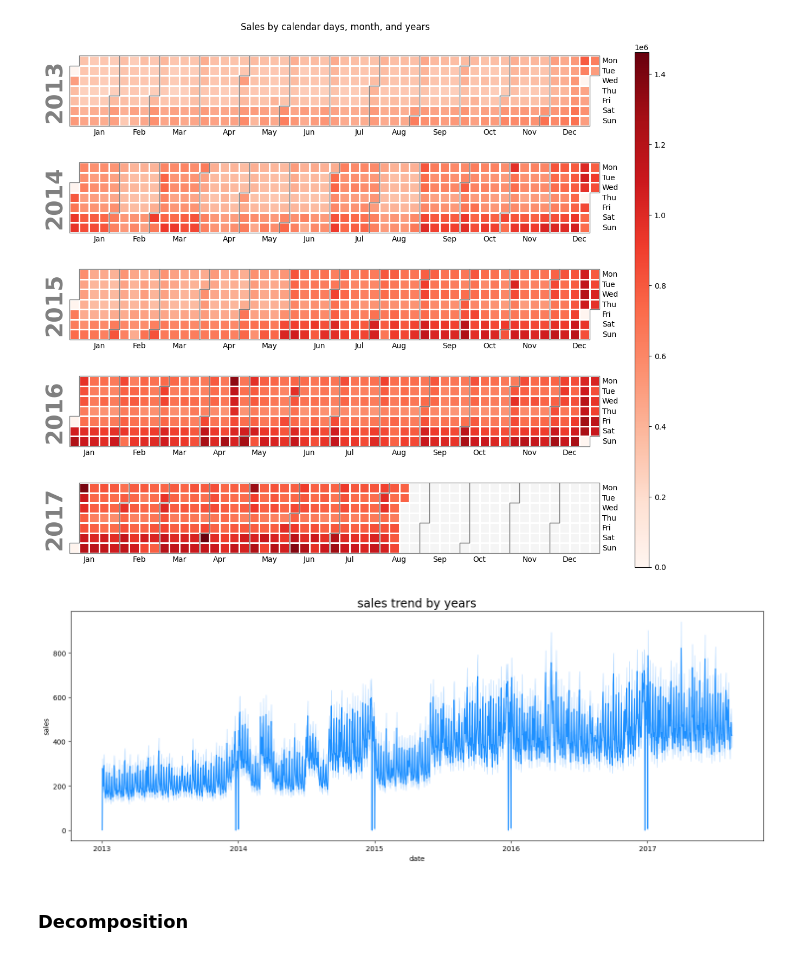
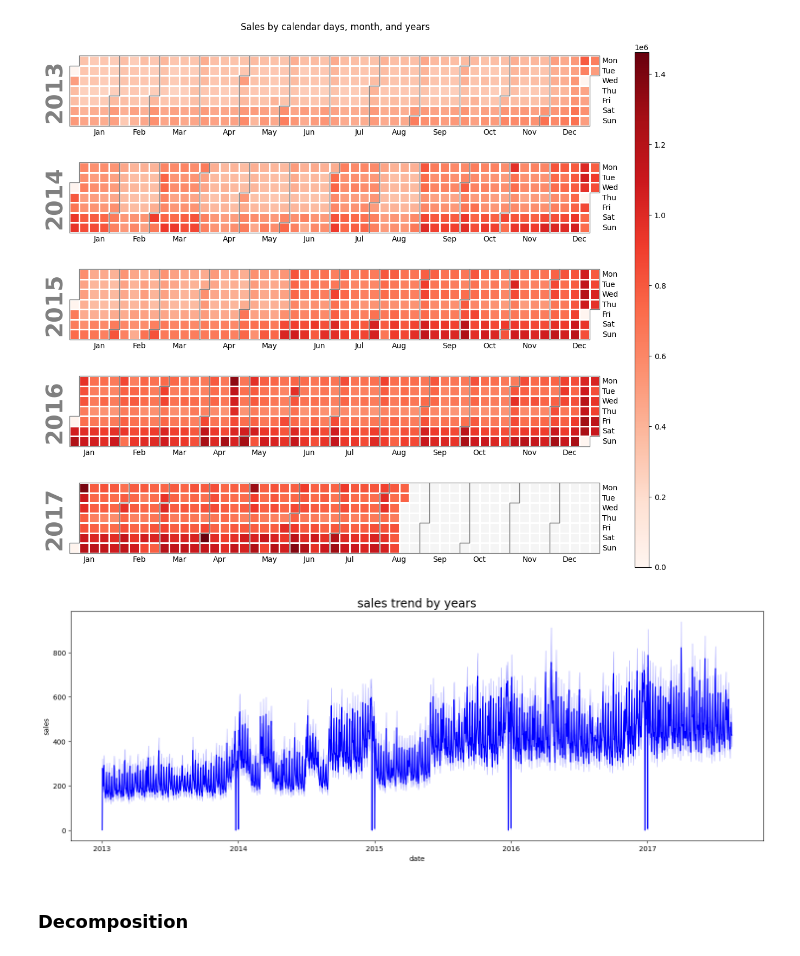
Before and after one commit to OngomaElias/A-Time-Series-Regression-Favorita, a Jupyter notebook: Notebook/Main.ipynb, the cells around one changed output. Drawn from its saved outputs; the diff is of its cells as text; code cells hidden in the pictures.

```diff
--- a/Notebook/Main.ipynb
+++ b/Notebook/Main.ipynb
@@ -591,11 +602,11 @@ findfont: Font family 'Helvetica' not found.
 [figure]
 # %%
 plt.figure(figsize=(18, 6))
-sns.lineplot(data =df, x = df.index,y ='sales',color = 'dodgerblue')
+sns.lineplot(data =df, x = df.index,y ='sales',color = 'blue')
 plt.title('sales trend by years', fontsize = 17)
 plt.show()
 # %% [output]
-[figure, old version]
+[figure, new version]
 # %% [markdown]
 ### Decomposition
 # %%
```
Also changed, not shown: parts of 125 cells of this notebook.
